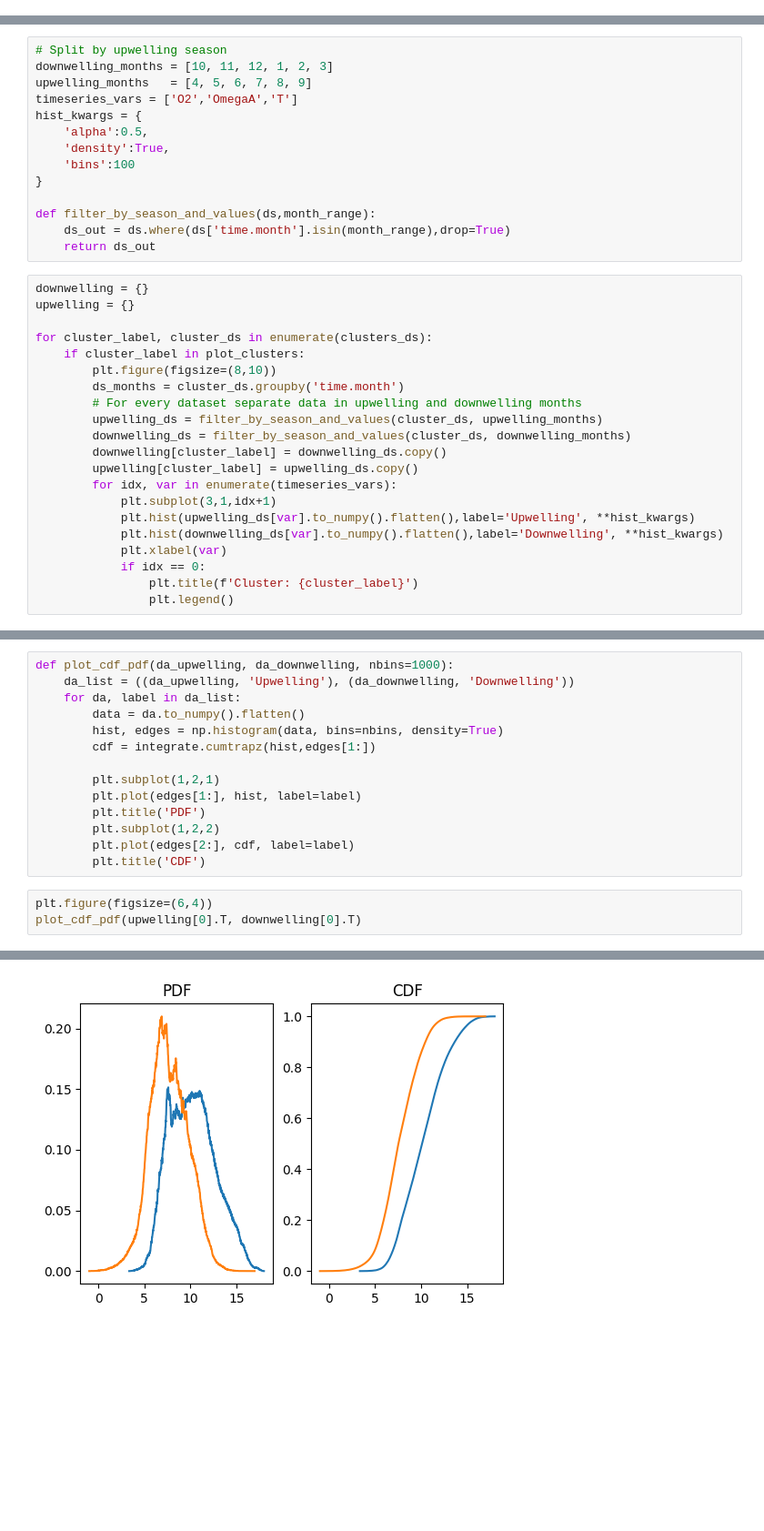
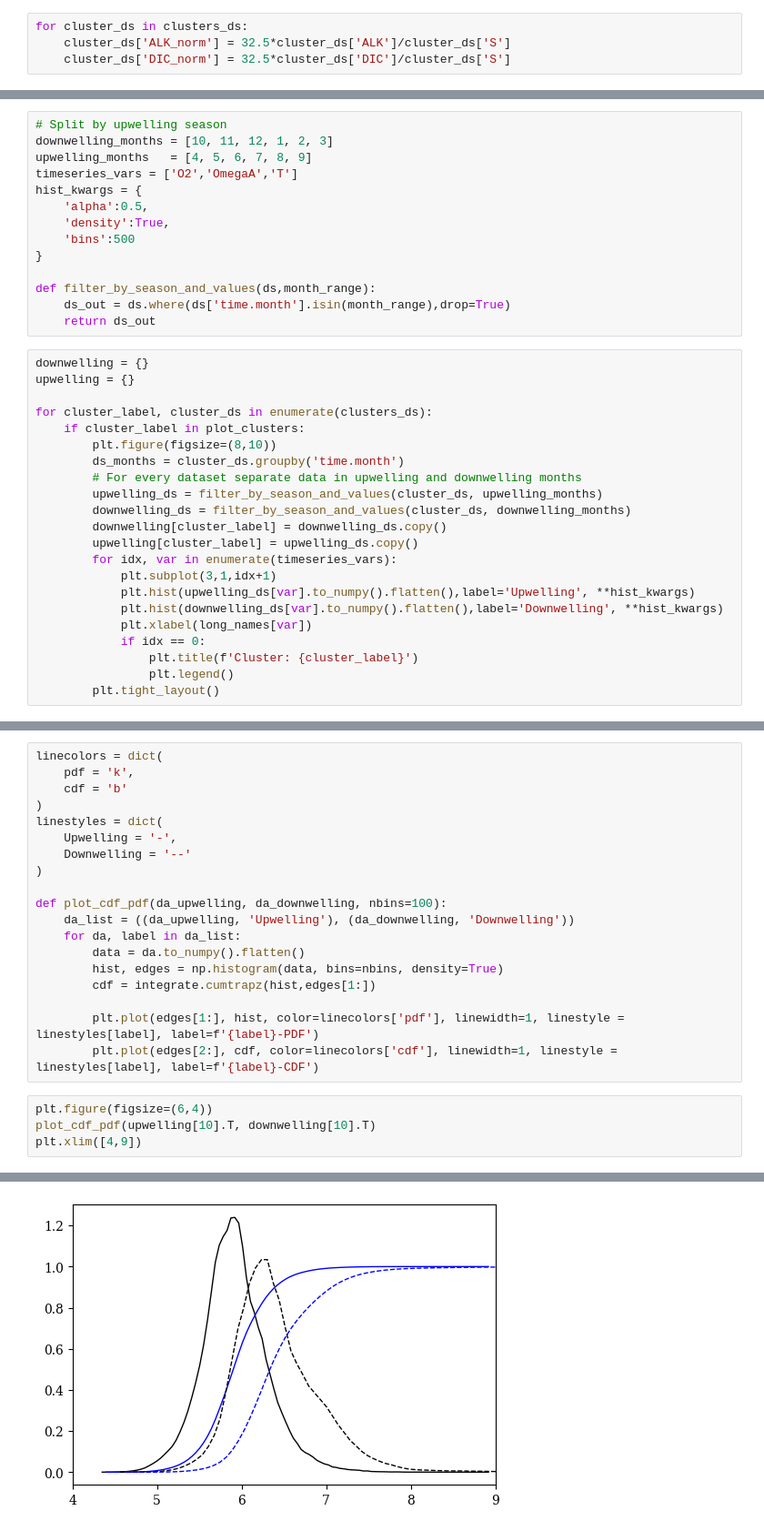
Before and after one commit to ashao/NEP36_cluster_analysis, a Jupyter notebook: compare_cluster_distributions.ipynb, the cells around one changed output, grey strips where cells are left out. Shown at 91% size. Saved outputs shown, nothing was run; the diff lists cells and outputs as text; blank space fills up the shorter version.

```diff
--- a/compare_cluster_distributions.ipynb
+++ b/compare_cluster_distributions.ipynb
@@ -17,2 +18,6 @@ plot_clusters = [0, 1]
+# %%
+for cluster_ds in clusters_ds:
+    cluster_ds['ALK_norm'] = 32.5*cluster_ds['ALK']/cluster_ds['S']
+    cluster_ds['DIC_norm'] = 32.5*cluster_ds['DIC']/cluster_ds['S']
 # %%
 # Plot timeseries of all the relevant variables
@@ -41,7 +100,7 @@ timeseries_vars = ['O2','OmegaA','T']
 hist_kwargs = {
     'alpha':0.5,
     'density':True,
-    'bins':100
+    'bins':500
 }
 
 def filter_by_season_and_values(ds,month_range):
@@ -64,8 +123,9 @@ for cluster_label, cluster_ds in enumerate(clusters_ds):
             plt.subplot(3,1,idx+1)
             plt.hist(upwelling_ds[var].to_numpy().flatten(),label='Upwelling', **hist_kwargs)
             plt.hist(downwelling_ds[var].to_numpy().flatten(),label='Downwelling', **hist_kwargs)
-            plt.xlabel(var)
+            plt.xlabel(long_names[var])
             if idx == 0:
                 plt.title(f'Cluster: {cluster_label}')
                 plt.legend()
+        plt.tight_layout()
 # %% [output]
@@ -74,18 +134,24 @@ for cluster_label, cluster_ds in enumerate(clusters_ds):
 # %%
-def plot_cdf_pdf(da_upwelling, da_downwelling, nbins=1000):
+linecolors = dict(
+    pdf = 'k',
+    cdf = 'b'
+)
+linestyles = dict(
+    Upwelling = '-',
+    Downwelling = '--'
+)
+
+def plot_cdf_pdf(da_upwelling, da_downwelling, nbins=100):
     da_list = ((da_upwelling, 'Upwelling'), (da_downwelling, 'Downwelling'))
     for da, label in da_list:
         data = da.to_numpy().flatten()
         hist, edges = np.histogram(data, bins=nbins, density=True)
         cdf = integrate.cumtrapz(hist,edges[1:])
 
-        plt.subplot(1,2,1)
-        plt.plot(edges[1:], hist, label=label)
-        plt.title('PDF')
-        plt.subplot(1,2,2)
-        plt.plot(edges[2:], cdf, label=label)
-        plt.title('CDF')
+        plt.plot(edges[1:], hist, color=linecolors['pdf'], linewidth=1, linestyle = linestyles[label], label=f'{label}-PDF')
+        plt.plot(edges[2:], cdf, color=linecolors['cdf'], linewidth=1, linestyle = linestyles[label], label=f'{label}-CDF')
 # %%
 plt.figure(figsize=(6,4))
-plot_cdf_pdf(upwelling[0].T, downwelling[0].T)
+plot_cdf_pdf(upwelling[10].T, downwelling[10].T)
+plt.xlim([4,9])
 # %% [output]
@@ -92 +159 @@ plot_cdf_pdf(upwelling[0].T, downwelling[0].T)
-[figure, old version]
+[figure, new version]
```
Also changed, not shown: parts of 14 cells of this notebook, 5 other files.
